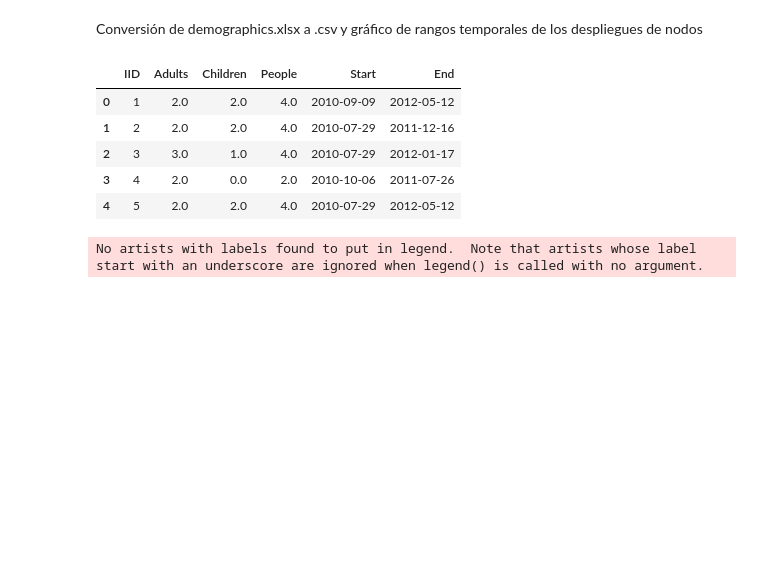
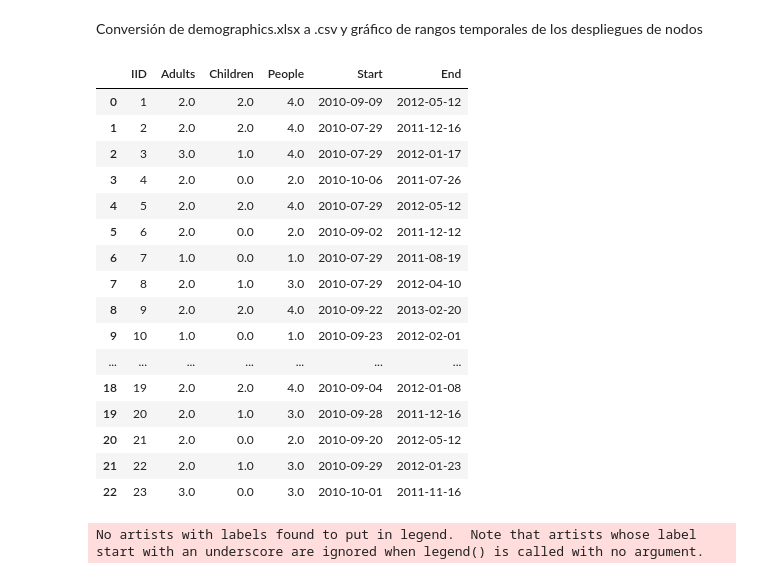
Before and after one commit to PaulaBartolomeMora/TFM, a Jupyter notebook: SustData/demographics.ipynb, the cells around one changed output. Saved outputs shown, nothing was run; the diff lists cells and outputs as text; code cells hidden in the pictures; blank space fills up the shorter version.

```diff
--- a/SustData/demographics.ipynb
+++ b/SustData/demographics.ipynb
@@ -11,14 +11,25 @@ df = pd.read_csv('dataset/demographics.csv')
 # %%
 df['Start'] = pd.to_datetime(df['Start'])
 df['End'] = pd.to_datetime(df['End'])
-df.head(5)
+df.head(23)
 # %% [output]
 |  | IID | Adults | Children | People | Start | End |
 | 0 | 1 | 2.0 | 2.0 | 4.0 | 2010-09-09 | 2012-05-12 |
 | 1 | 2 | 2.0 | 2.0 | 4.0 | 2010-07-29 | 2011-12-16 |
 | 2 | 3 | 3.0 | 1.0 | 4.0 | 2010-07-29 | 2012-01-17 |
 | 3 | 4 | 2.0 | 0.0 | 2.0 | 2010-10-06 | 2011-07-26 |
 | 4 | 5 | 2.0 | 2.0 | 4.0 | 2010-07-29 | 2012-05-12 |
+| 5 | 6 | 2.0 | 0.0 | 2.0 | 2010-09-02 | 2011-12-12 |
+| 6 | 7 | 1.0 | 0.0 | 1.0 | 2010-07-29 | 2011-08-19 |
+| 7 | 8 | 2.0 | 1.0 | 3.0 | 2010-07-29 | 2012-04-10 |
+| 8 | 9 | 2.0 | 2.0 | 4.0 | 2010-09-22 | 2013-02-20 |
+| 9 | 10 | 1.0 | 0.0 | 1.0 | 2010-09-23 | 2012-02-01 |
+| ... | ... | ... | ... | ... | ... | ... |
+| 18 | 19 | 2.0 | 2.0 | 4.0 | 2010-09-04 | 2012-01-08 |
+| 19 | 20 | 2.0 | 1.0 | 3.0 | 2010-09-28 | 2011-12-16 |
+| 20 | 21 | 2.0 | 0.0 | 2.0 | 2010-09-20 | 2012-05-12 |
+| 21 | 22 | 2.0 | 1.0 | 3.0 | 2010-09-29 | 2012-01-23 |
+| 22 | 23 | 3.0 | 0.0 | 3.0 | 2010-10-01 | 2011-11-16 |
 # %%
 plt.figure(figsize=(15, 7))
 df.set_index('IID', inplace=True)
```
Also changed, not shown: parts of 1 cell of this notebook, 42 other files.
